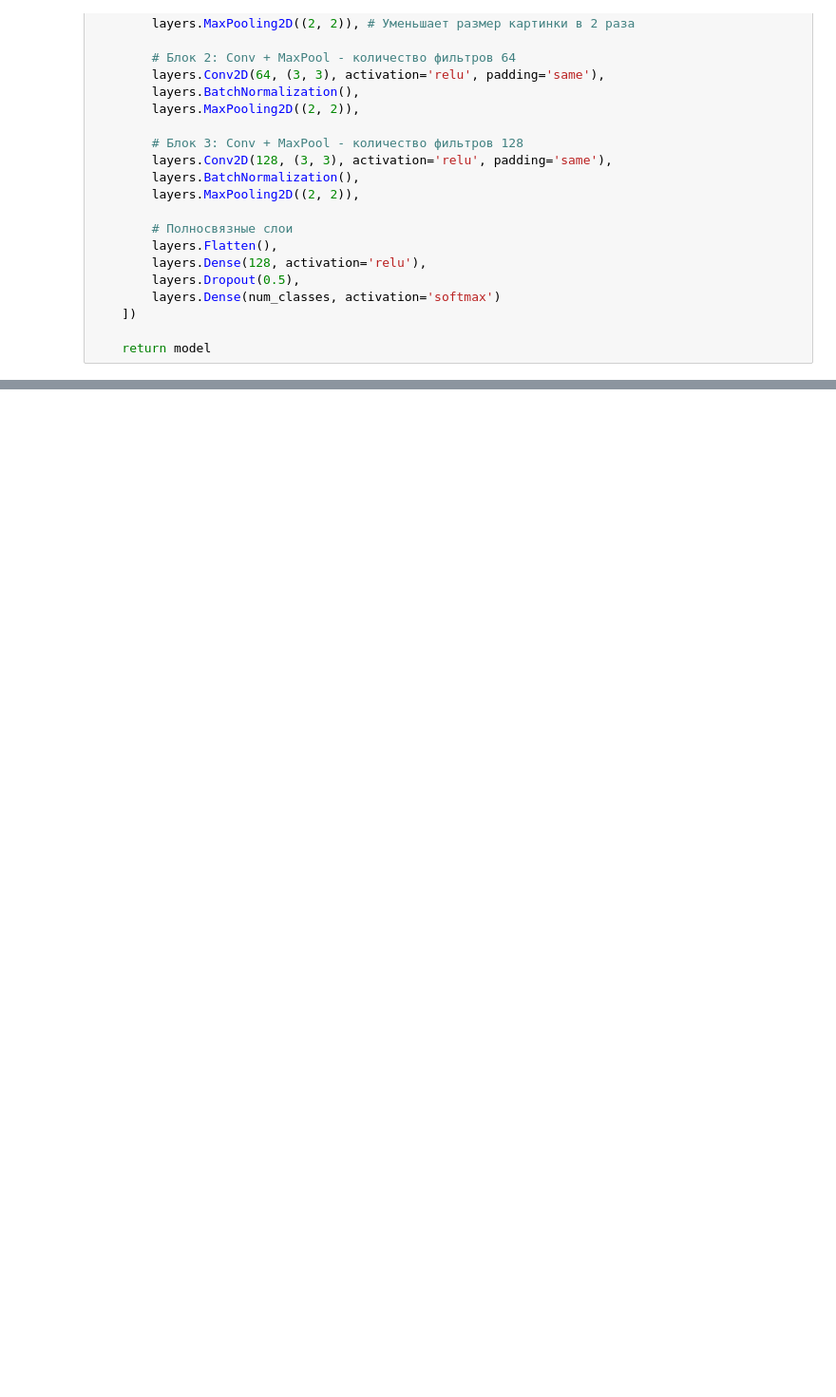
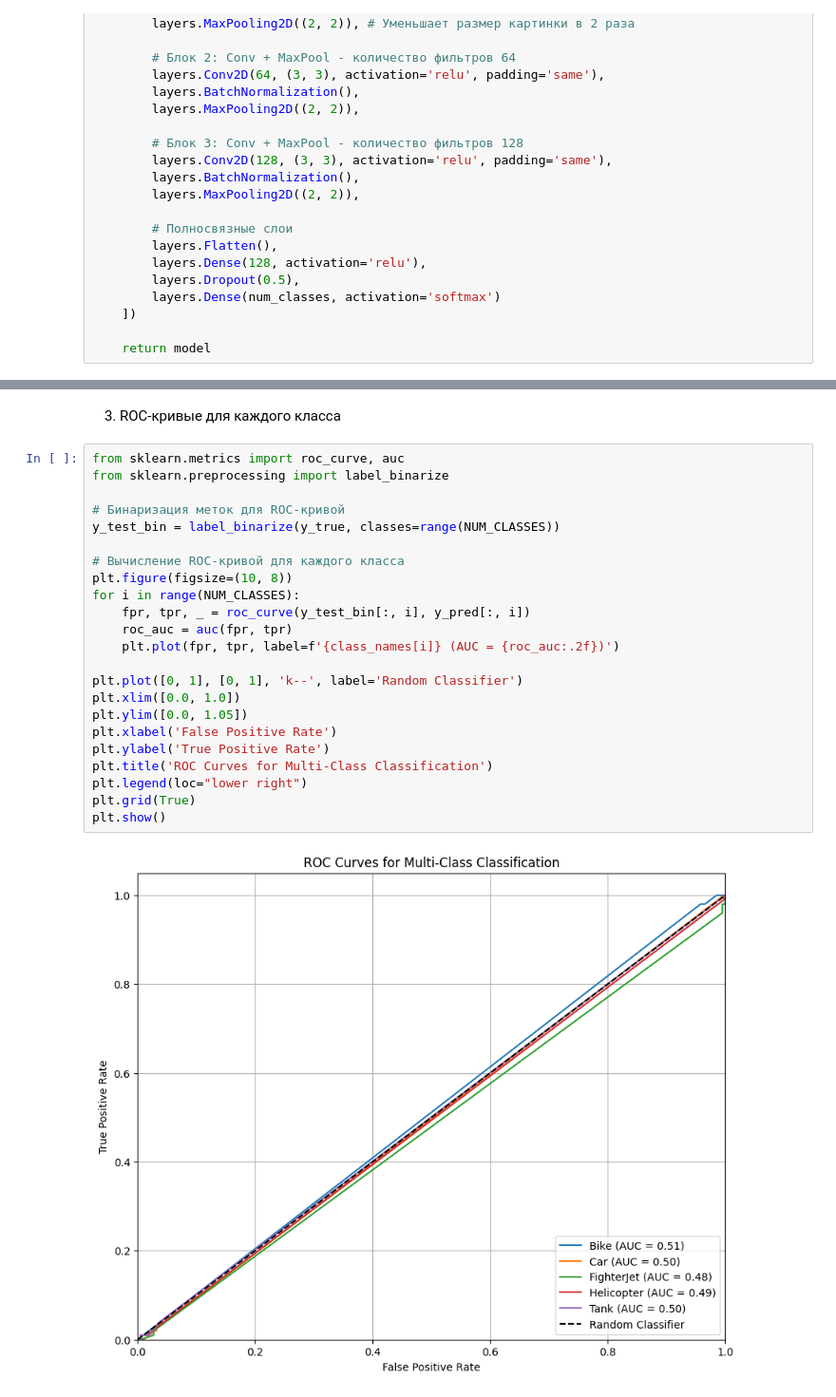
Before and after one commit to NikitaR041/Programming-at-SUSU, a Jupyter notebook: BasicOfCV/Homeworks/KR_2/main2.ipynb, the cells around one changed output, grey strips where cells are left out. Shown at 95% size. Cells and saved outputs as stored; diff of their text form; blank space fills up the shorter version.

```diff
--- a/BasicOfCV/Homeworks/KR_2/main2.ipynb
+++ b/BasicOfCV/Homeworks/KR_2/main2.ipynb
@@ -71,0 +270,27 @@ Model: "sequential_2"
+# %% [markdown]
+3. ROC-кривые для каждого класса
+# %%
+from sklearn.metrics import roc_curve, auc
+from sklearn.preprocessing import label_binarize
+
+# Бинаризация меток для ROC-кривой
+y_test_bin = label_binarize(y_true, classes=range(NUM_CLASSES))
+
+# Вычисление ROC-кривой для каждого класса
+plt.figure(figsize=(10, 8))
+for i in range(NUM_CLASSES):
+    fpr, tpr, _ = roc_curve(y_test_bin[:, i], y_pred[:, i])
+    roc_auc = auc(fpr, tpr)
+    plt.plot(fpr, tpr, label=f'{class_names[i]} (AUC = {roc_auc:.2f})')
+
+plt.plot([0, 1], [0, 1], 'k--', label='Random Classifier')
+plt.xlim([0.0, 1.0])
+plt.ylim([0.0, 1.05])
+plt.xlabel('False Positive Rate')
+plt.ylabel('True Positive Rate')
+plt.title('ROC Curves for Multi-Class Classification')
+plt.legend(loc="lower right")
+plt.grid(True)
+plt.show()
+# %% [output]
+[figure, added]
```
Also changed, not shown: parts of 15 cells of this notebook, 2 other files.
